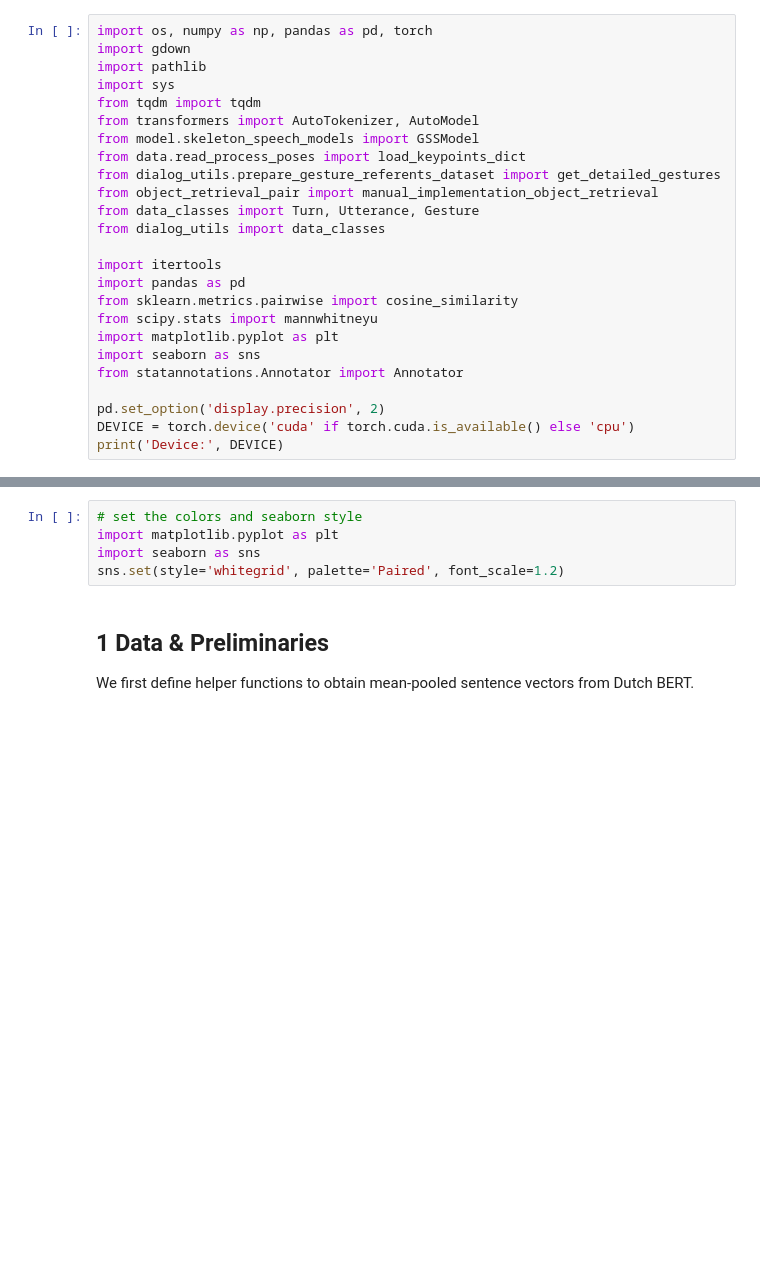
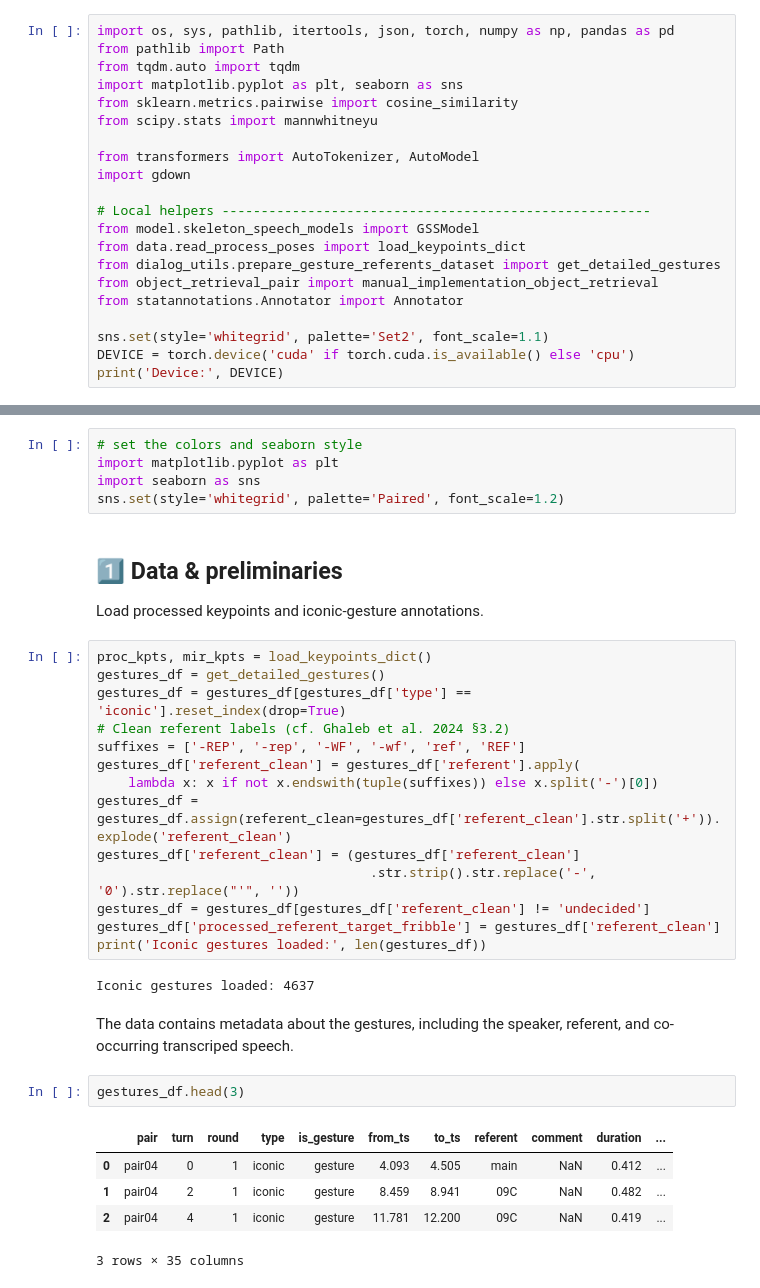
Before and after one commit to EsamGhaleb/medal_workshop_on_multimodal_interaction, a Jupyter notebook: Day2/Multimodal_Similarity_Analysis_Tutorial/Extracting_and_Analysing_Multimodal_Representations.ipynb, the cells around one changed output, grey strips where cells are left out. Drawn from its saved outputs; the diff is of its cells as text; blank space fills up the shorter version.

```diff
--- a/Day2/Multimodal_Similarity_Analysis_Tutorial/Extracting_and_Analysing_Multimodal_Representations.ipynb
+++ b/Day2/Multimodal_Similarity_Analysis_Tutorial/Extracting_and_Analysing_Multimodal_Representations.ipynb
@@ -20,27 +30,23 @@ This notebook walks you through:
 Import common libraries.
 # %%
-import os, numpy as np, pandas as pd, torch
+import os, sys, pathlib, itertools, json, torch, numpy as np, pandas as pd
+from pathlib import Path
+from tqdm.auto import tqdm
+import matplotlib.pyplot as plt, seaborn as sns
+from sklearn.metrics.pairwise import cosine_similarity
+from scipy.stats import mannwhitneyu
+
+from transformers import AutoTokenizer, AutoModel
 import gdown
-import pathlib
-import sys
-from tqdm import tqdm
-from transformers import AutoTokenizer, AutoModel
+
+# Local helpers -------------------------------------------------------
 from model.skeleton_speech_models import GSSModel
 from data.read_process_poses import load_keypoints_dict
 from dialog_utils.prepare_gesture_referents_dataset import get_detailed_gestures
 from object_retrieval_pair import manual_implementation_object_retrieval
-from data_classes import Turn, Utterance, Gesture
-from dialog_utils import data_classes
-
-import itertools
-import pandas as pd
-from sklearn.metrics.pairwise import cosine_similarity
-from scipy.stats import mannwhitneyu
-import matplotlib.pyplot as plt
-import seaborn as sns
 from statannotations.Annotator import Annotator
 
-pd.set_option('display.precision', 2)
+sns.set(style='whitegrid', palette='Set2', font_scale=1.1)
 DEVICE = torch.device('cuda' if torch.cuda.is_available() else 'cpu')
 print('Device:', DEVICE)
 # %% [output]
@@ -51,5 +57,31 @@ import matplotlib.pyplot as plt
 import seaborn as sns
 sns.set(style='whitegrid', palette='Paired', font_scale=1.2)
 # %% [markdown]
-## 1 <a name='1'></a>Data & Preliminaries
-We first define helper functions to obtain mean‑pooled sentence vectors from Dutch BERT.
+## 1️⃣ Data & preliminaries
+Load processed keypoints and iconic‑gesture annotations.
+# %%
+proc_kpts, mir_kpts = load_keypoints_dict()
+gestures_df = get_detailed_gestures()
+gestures_df = gestures_df[gestures_df['type'] == 'iconic'].reset_index(drop=True)
+# Clean referent labels (cf. Ghaleb et al. 2024 §3.2)
+suffixes = ['-REP', '-rep', '-WF', '-wf', 'ref', 'REF']
+gestures_df['referent_clean'] = gestures_df['referent'].apply(
+    lambda x: x if not x.endswith(tuple(suffixes)) else x.split('-')[0])
+gestures_df = gestures_df.assign(referent_clean=gestures_df['referent_clean'].str.split('+')).explode('referent_clean')
+gestures_df['referent_clean'] = (gestures_df['referent_clean']
+                                   .str.strip().str.replace('-', '0').str.replace("'", ''))
+gestures_df = gestures_df[gestures_df['referent_clean'] != 'undecided']
+gestures_df['processed_referent_target_fribble'] = gestures_df['referent_clean']
+print('Iconic gestures loaded:', len(gestures_df))
+# %% [output]
+Iconic gestures loaded: 4637
+# %% [markdown]
+The data contains metadata about the gestures, including the speaker, referent, and co-occurring transcriped speech.
+# %%
+gestures_df.head(3)
+# %% [output]
+|  | pair | turn | round | type | is_gesture | from_ts | to_ts | referent | comment | duration | ... |
+| 0 | pair04 | 0 | 1 | iconic | gesture | 4.093 | 4.505 | main | NaN | 0.412 | ... |
+| 1 | pair04 | 2 | 1 | iconic | gesture | 8.459 | 8.941 | 09C | NaN | 0.482 | ... |
+| 2 | pair04 | 4 | 1 | iconic | gesture | 11.781 | 12.200 | 09C | NaN | 0.419 | ... |
+3 rows × 35 columns
```
Also changed, not shown: parts of 39 cells of this notebook, 53 other files.
